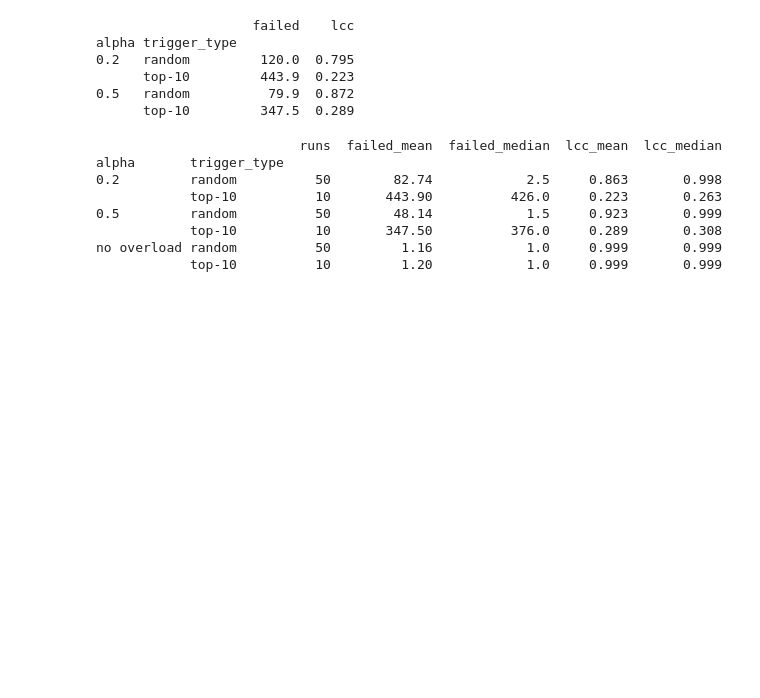
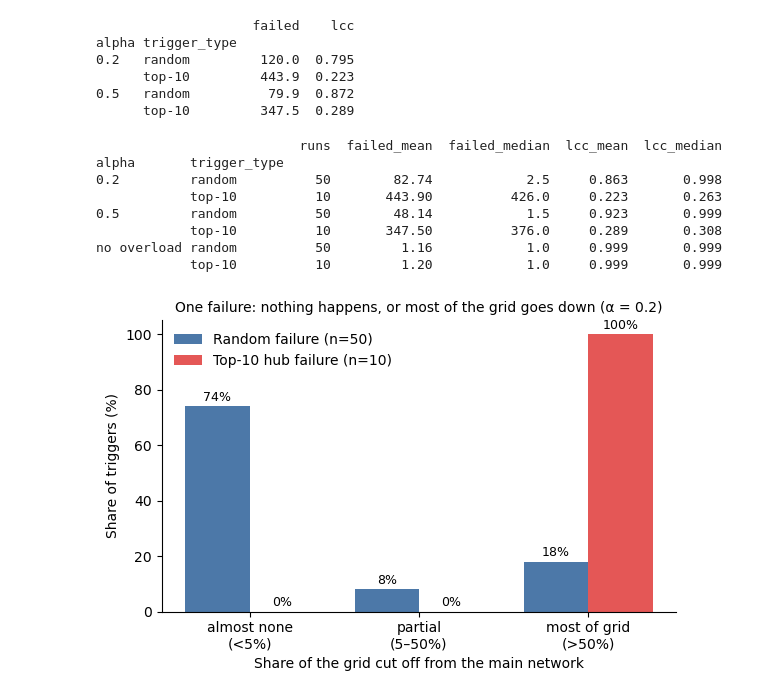
Before and after one commit to edgrobit/2026-NetworkScienceProject, a Jupyter notebook: notebooks/03_cascade.ipynb, the cells around one changed output. Drawn from its saved outputs; the diff is of its cells as text; code cells hidden in the pictures; blank space fills up the shorter version.

Commit message:
Baseline figure draft

```diff
--- a/notebooks/03_cascade.ipynb
+++ b/notebooks/03_cascade.ipynb
@@ -208,3 +208,38 @@ alpha       trigger_type
             top-10          10       347.50          376.0     0.289       0.308
 no overload random          50         1.16            1.0     0.999       0.999
             top-10          10         1.20            1.0     0.999       0.999
+# %%
+import numpy as np
+import pandas as pd
+import matplotlib.pyplot as plt
+
+b02 = base[base["alpha"] == "0.2"]
+groups = [("Random failure", b02[b02["trigger_type"] == "random"]),
+          ("Top-10 hub failure", b02[b02["trigger_type"] == "top-10"])]
+
+bins  = [0, 5, 50, 101]                                   # % of grid cut off
+names = ["almost none\n(<5%)", "partial\n(5–50%)", "most of grid\n(>50%)"]
+
+fig, ax = plt.subplots(figsize=(6, 4))
+x, w = np.arange(3), 0.38
+for i, (label, d) in enumerate(groups):
+    cut_off = (1 - d["lcc"]) * 100                        # share of grid cut off
+    share = (pd.cut(cut_off, bins, right=False)
+               .value_counts(sort=False).to_numpy() / len(d) * 100)
+    bars = ax.bar(x + (i - 0.5) * w, share, w, label=f"{label} (n={len(d)})",
+                  color=["#4C78A8", "#E45756"][i])
+    for b, s in zip(bars, share):                         # % above each bar
+        ax.text(b.get_x() + b.get_width() / 2, s + 2, f"{s:.0f}%", ha="center", fontsize=9)
+
+ax.set_xticks(x, names)
+ax.set_ylim(0, 105)
+ax.set_xlabel("Share of the grid cut off from the main network")
+ax.set_ylabel("Share of triggers (%)")
+ax.set_title("One failure: nothing happens, or most of the grid goes down (α = 0.2)", fontsize=10)
+ax.legend(frameon=False)
+ax.spines[["top", "right"]].set_visible(False)
+plt.tight_layout()
+plt.savefig("../results/figures/baseline_failures.png", dpi=200)
+plt.show()
+# %% [output]
+[figure, added]
```
Also changed, not shown: 1 other file.
